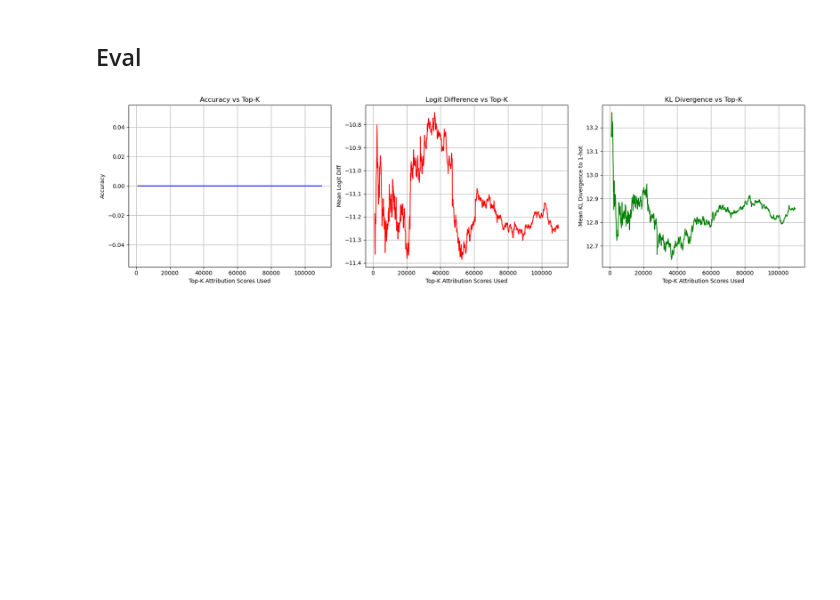
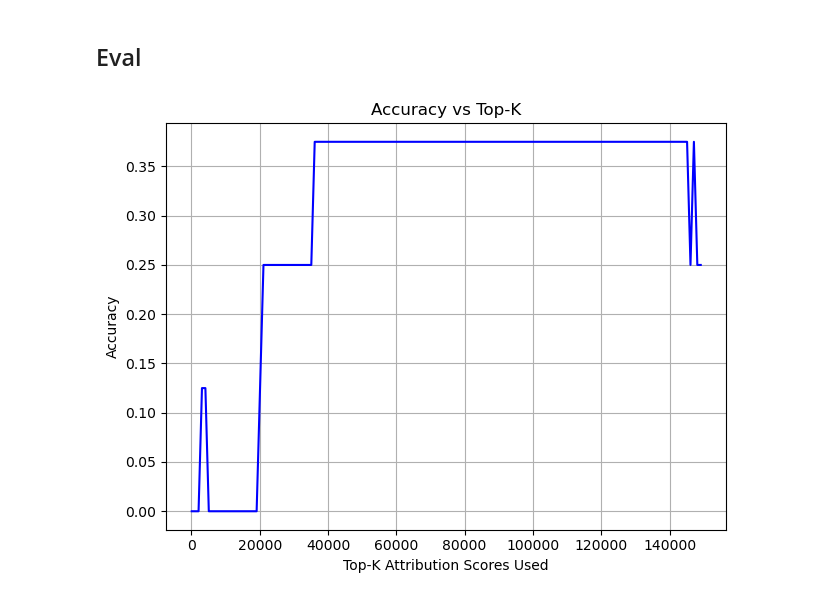
Before and after one commit to D4niel0s/NLP_project_circuits, a Jupyter notebook: neuron-clusters-influence_circuit.ipynb, the cells around one changed output. Drawn from its saved outputs; the diff is of its cells as text; code cells hidden in the pictures; blank space fills up the shorter version.

Commit message:
fix: mean ablation unsqueeze

```diff
--- a/neuron-clusters-influence_circuit.ipynb
+++ b/neuron-clusters-influence_circuit.ipynb
@@ -558,7 +558,8 @@ def get_ablated_outputs(ablation_hook, model, prompts):
     model.reset_hooks()
     model.add_hook(filter_mlp_out_hooks, ablation_hook, "fwd")
     tokens = model.to_tokens(prompts)
-    output = model(tokens)
+    with torch.no_grad():
+        output = model(tokens)
     model.reset_hooks()
     return output
 # %% [markdown]
@@ -628,7 +647,7 @@ def generate_abc_data(num_samples):
 
     return prompts
 # %%
-prompts = generate_abc_data(32)
+prompts = generate_abc_data(256)
 prompts_tokens = model.to_tokens(prompts)
 
 with torch.no_grad():
@@ -659,7 +678,11 @@ def mean_ablation(act, hook):
 prompts, _, answers = generate_ioi_data(8)
 output = get_ablated_outputs(mean_ablation, model, prompts)
 
-# print the predictions
+answers = [answers[i][0].strip() for i in range(len(answers))]
+top_5 = output[:, -1].topk(5).indices
+
+acc = len([i for i in range(len(answers)) if answers[i] in model.to_string(top_5[i])]) / len(answers)
+
 for l in range(8):
     print("prompt", prompts[l])
 
@@ -695,75 +718,55 @@ accuracies = []
 logit_diffs = []
 kl_divs = []
 
-prompts, _, answers = generate_ioi_data(8)  # Adjust batch size as needed
+prompts, _, answers = generate_ioi_data(8)
+answers = [answers[i][0].strip() for i in range(len(answers))]
 
-answers = torch.tensor([model.to_single_token(ans[0]) for ans in answers])
-
-ks = range(1000, 110001, 100)
+ks = range(100, 150001, 1000)
 for k in tqdm(ks):
-    # Compute the mask for current topk
-    mask = compute_circuit_mask(attribution_scores, topk=k, exclude_layers=[0,1])
+    mask = compute_circuit_mask(attribution_scores, topk=k, exclude_layers=[])
 
     def mean_ablation(act, hook):
         layer = int(hook.name.split(".")[1])
+
         layer_mask = einops.rearrange(mask[layer].int(), 'n e -> 1 n e')
-        ablated_act = act * layer_mask + mean_activations[layer] * (1 - layer_mask)
+
+        ablated_act = act * layer_mask + mean_activations[layer].unsqueeze(0) * (1 - layer_mask)
         return ablated_act
 
-    # Get model output with current mask
     output = get_ablated_outputs(mean_ablation, model, prompts)
 
-    # Compute accuracy
-    preds = [output[l, -1].topk(5).indices for i in range(len(prompts))]
-    acc = sum([answer in pred for pred, answer in zip(preds, answers)]) / len(answers)
+    top_5 = output[:, -1].topk(5).indices
+
+    acc = len([i for i in range(len(answers)) if answers[i] in model.to_string(top_5[i])]) / len(answers)
+
     accuracies.append(acc)
 
-    logits = output[:, -1, :]  # shape: [batch, vocab_size]
-    probs = softmax(logits, dim=-1)
-
-    logit_diff_batch = []
-    kl_batch = []
-
-    # Disclaimer: this is chatgpt code.
-    for i in range(len(prompts)):
-        correct_token = answers[i]
-        logits_i = logits[i]
-
-        correct_logit = logits_i[correct_token]
-        top_wrong_logit = logits_i.topk(2).values[1] if logits_i.argmax() == correct_token else logits_i.max()
-        logit_diff_batch.append(correct_logit - top_wrong_logit)
-
-        q_logprob = log_softmax(logits_i, dim=-1)
-        kl = -q_logprob[correct_token]
-        kl_batch.append(kl)
-    logit_diffs.append(torch.mean(torch.tensor(logit_diff_batch)))
-    kl_divs.append(torch.mean(torch.tensor(kl_batch)))
 
 # Plotting
 plt.figure(figsize=(18, 5))
 
 plt.subplot(1, 3, 1)
 plt.plot(ks, accuracies, label="Accuracy", color="blue")
 plt.xlabel("Top-K Attribution Scores Used")
 plt.ylabel("Accuracy")
 plt.title("Accuracy vs Top-K")
 plt.grid(True)
 
-plt.subplot(1, 3, 2)
-plt.plot(ks, logit_diffs, label="Logit Diff", color="red")
-plt.xlabel("Top-K Attribution Scores Used")
-plt.ylabel("Mean Logit Diff")
-plt.title("Logit Difference vs Top-K")
-plt.grid(True)
+# plt.subplot(1, 3, 2)
+# plt.plot(ks, logit_diffs, label="Logit Diff", color="red")
+# plt.xlabel("Top-K Attribution Scores Used")
+# plt.ylabel("Mean Logit Diff")
+# plt.title("Logit Difference vs Top-K")
+# plt.grid(True)
 
-plt.subplot(1, 3, 3)
-plt.plot(ks, kl_divs, label="KL Divergence", color="green")
-plt.xlabel("Top-K Attribution Scores Used")
-plt.ylabel("Mean KL Divergence to 1-hot")
-plt.title("KL Divergence vs Top-K")
-plt.grid(True)
+# plt.subplot(1, 3, 3)
+# plt.plot(ks, kl_divs, label="KL Divergence", color="green")
+# plt.xlabel("Top-K Attribution Scores Used")
+# plt.ylabel("Mean KL Divergence to 1-hot")
+# plt.title("KL Divergence vs Top-K")
+# plt.grid(True)
 
 plt.tight_layout()
 plt.show()
 # %% [output]
-[figure, old version]
+[figure, new version]
```
Also changed, not shown: parts of 5 cells of this notebook, 1 other file.
